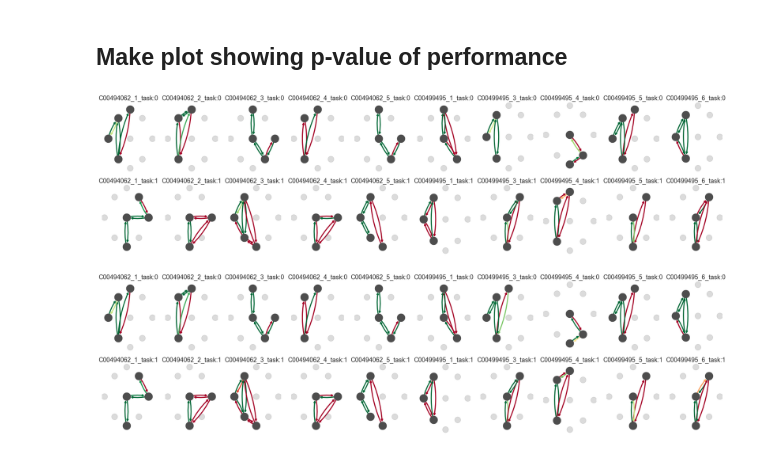
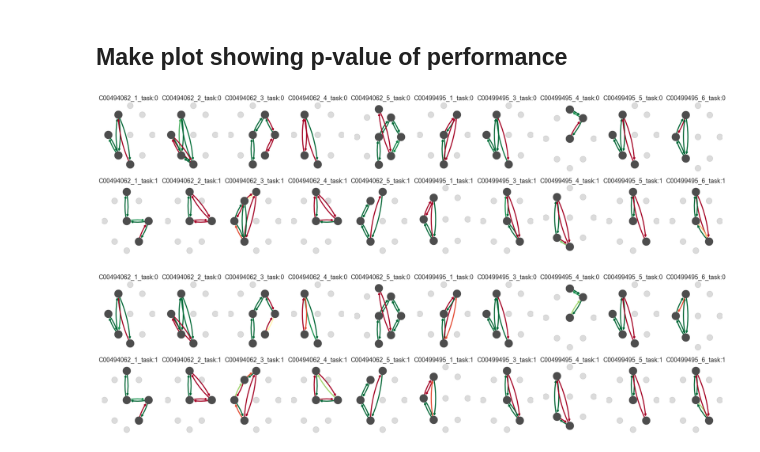
Before and after one commit to yves-weissenberger/line_loop, a Jupyter notebook: project_notebooks/line_loop/follow_the_light/process_homecage_data_clean.ipynb, the cells around one changed output. Drawn from its saved outputs; the diff is of its cells as text; code cells hidden in the pictures.

```diff
--- a/project_notebooks/line_loop/follow_the_light/process_homecage_data_clean.ipynb
+++ b/project_notebooks/line_loop/follow_the_light/process_homecage_data_clean.ipynb
@@ -20,7 +20,7 @@ from scipy.ndimage import gaussian_filter1d
 seaborn.set(font_scale=1.5,style='ticks')
 # %%
 #physical positions of the pokes
-poke_pos = np.array([1,1])*np.array([ [149,0],
+poke_pos = np.array([1,-1])*np.array([ [149,0],
          [68,19],[231,19],
        [0,62],[149,62],[298,62],
          [68,105],[231,105],
@@ -365,3 +393,7 @@ mergag = grouped['probe_dict'].agg(mptd_only20)  #aggregate data across sessions
+# %%
+sequences = grouped['seq'].last()
+graph_types =grouped['graph_type'].last()
+#sequences = pd.DataFrame(sequences,ignore_index = True)
 # %%
 mu  = []
 for ii,v in mergag.iteritems():
@@ -380,6 +412,11 @@ print(np.mean([np.mean(i) for j in mu for i in j]))
 plt.figure(figsize=(14,12))
 ctr = 1
 for (subj,task_nr), values in mergag.iteritems():
+    current_seq = sequences.get((subj,task_nr))
+    current_gtype = graph_types.get((subj,task_nr))
+    current_transtions = get_all_transition(current_seq,current_gtype)
+    #if current_gtype=='line':
+    #    break
     plt.subplot(5,4,ctr)
     plt.title('__'.join([subj,str(task_nr)]))
     for k,v in values.items():
@@ -420,33 +500,47 @@ ctr = 0
 subplot_pos = [val+1 for pair in zip(range(10), range(10,20)) for val in pair]
 
 for (subj,task), probe_trials in mergag.iteritems():
+
+    current_seq = sequences.get((subj,task))
+    current_gtype = graph_types.get((subj,task))
+    current_transtions = get_all_transition(current_seq,current_gtype)
+
+    probe_trials_use = {}
+    for k,v in probe_trials.items():
+        if k in current_transtions:
+            probe_trials_use[k] = v
+
     plt.subplot(2,10,subplot_pos[ctr])
     plt.title('_'.join([subj,'task:{}'.format(str(task))]))
-
-    #plot p-value (against 1/9) of performance on probe trials.
-    #being better than chance. mx specifies what value the color green corresponds to
-    make_plot(probe_trials,color='pval',mx=0.05)
-
+    #make_plot(probe_trials,color='pval',mx=0.05)
+    make_plot(probe_trials_use,color='pval',mx=0.05)
 
 
     ctr+=1
 # %% [output]
-[figure, old version]
+[figure, new version]
 # %%
 plt.figure(figsize=(32,8))
 ctr = 0
 subplot_pos = [val+1 for pair in zip(range(10), range(10,20)) for val in pair]
 
 for (subj,task), probe_trials in mergag.iteritems():
+
+    current_seq = sequences.get((subj,task))
+    current_gtype = graph_types.get((subj,task))
+    current_transtions = get_all_transition(current_seq,current_gtype)
+
+    probe_trials_use = {}
+    for k,v in probe_trials.items():
+        if k in current_transtions:
+            probe_trials_use[k] = v
+
     plt.subplot(2,10,subplot_pos[ctr])
     plt.title('_'.join([subj,'task:{}'.format(str(task))]))
-
-    #plot p-value (against 1/9) of performance on probe trials.
-    #being better than chance. mx specifies what value the color green corresponds to
-    make_plot(probe_trials,color='pval',mx=0.05)
-
+    #make_plot(probe_trials,color='pval',mx=0.05)
+    make_plot(probe_trials_use,color='pval',mx=0.05)
 
 
     ctr+=1
 # %% [output]
-[figure, old version]
+[figure, new version]
```
Also changed, not shown: parts of 16 cells of this notebook.
